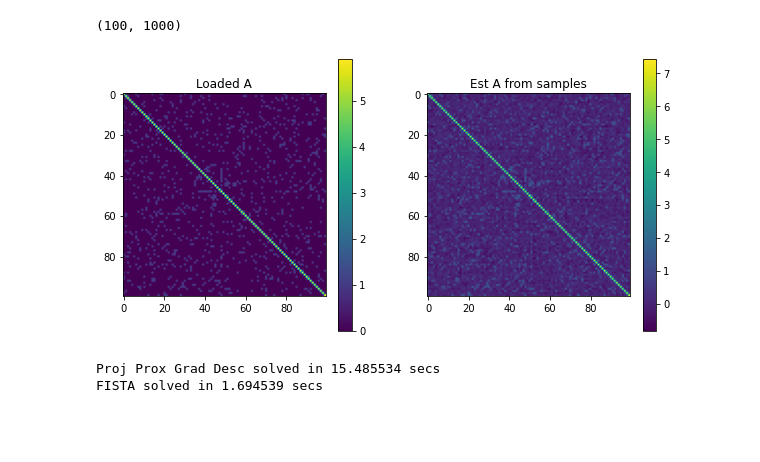
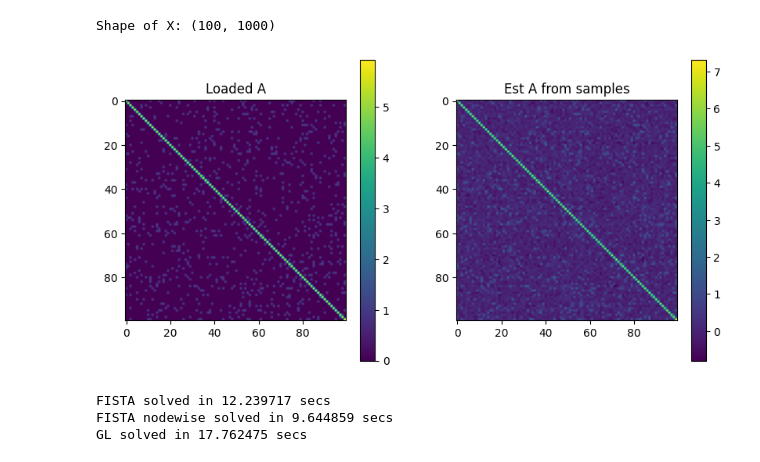
Before and after one commit to andreibuciulea/fair_GL, a Jupyter notebook: example_fast_algs.ipynb, the cells around one changed output. Saved outputs shown, nothing was run; the diff lists cells and outputs as text; code cells hidden in the pictures; blank space fills up the shorter version.

```diff
--- a/example_fast_algs.ipynb
+++ b/example_fast_algs.ipynb
@@ -28,64 +26,74 @@ def norm_fro_err(A_hat, A_true):
 N = 100
 p = .1
 M = 1000
 
 # Create Graph
 graph = nx.erdos_renyi_graph(N, p, directed=False)
 A = nx.to_numpy_array(graph)
 
 # Precision matrix as loaded adjacency
 max_eigenval = np.abs(la.eigvalsh(A)[0])
-A_loaded = (max_eigenval + .01) * np.eye(N) + A
+# A_loaded = (max_eigenval + .01) * np.eye(N) + A
+A_loaded = (max_eigenval + .05) * np.eye(N) + A
 assert np.all(la.eigvalsh(A_loaded) >= 0), 'Precision is not a PSD matrix'
 
 # Create GMRF signals
 mean = np.zeros(N)
 Cov = la.inv(A_loaded)
 X = np.random.multivariate_normal(mean, Cov, size=M).T
 Cov_hat = X @ X.T / M
 
 # Create 2 sensitive groups
-B = np.ones((2, N))
-B[0,0:50] = 1/50
-B[0,50:] = -1/50
-B[1,50:100] = 1/50
-B[1,0:50] = -1/50
-
+Z = np.zeros((2,N))
+Z[0, 0:int(N/2)] = 1
+Z[1, int(N/2):] = 1
 
 # Plot data
 fig, axes = plt.subplots(1, 2, figsize=(10, 5))
 im1 = axes[0].imshow(A_loaded)
 axes[0].set_title('Loaded A')
 fig.colorbar(im1, ax=axes[0])
 im2 = axes[1].imshow(la.inv(Cov_hat))
 axes[1].set_title('Est A from samples')
 fig.colorbar(im2, ax=axes[1])
 
-print(X.shape)
+print('Shape of X:', X.shape)
 # %% [output]
-(100, 1000)
+Shape of X: (100, 1000)
-[figure, old version]
+[figure, new version]
-# %%
-stepsize = .02
-epsilon = .5
-lamb = np.log(N)/M * 10/5 #.01
-beta = .1
-
-# #####   Projected Proximal GD estimate   #####
-t_i = time.time()
-A_ppgd, errs_A_ppgd = opt.node_FGL_ppgd(Cov_hat, lamb, stepsize, beta, B, epsilon=epsilon,
-                                        iters=10000, A_true=A_loaded)
-t_solved = time.time() - t_i
-print(f'Proj Prox Grad Desc solved in {t_solved:3f} secs')
-
-#####   FISTA estimate   #####
-t_i = time.time()
-A_fista, errs_A_fista = opt.node_FGL_fista(Cov_hat, lamb, stepsize, beta, B, epsilon=epsilon,
-                                           iters=1000, A_true=A_loaded)
-t_solved = time.time() - t_i
-print(f'FISTA solved in {t_solved:3f} secs')
-# %% [output]
-Proj Prox Grad Desc solved in 15.485534 secs
-FISTA solved in 1.694539 secs
+# %%
+stepsize = .02
+epsilon = .5
+mu1 = np.log(N)/M * 10/5 #.01
+mu2 = .1
+
+
+#####   DP - FISTA estimate   #####
+bias_type = 'dp'
+t_i = time.time()
+A_fista, errs_A_fista = opt.node_FGL_fista(Cov_hat, mu1, stepsize, mu2, Z, bias_type, epsilon=epsilon,
+                                           iters=1000, A_true=A_loaded, prec_type='non-negative',
+                                           EARLY_STOP=True)
+t_solved = time.time() - t_i
+print(f'FISTA solved in {t_solved:3f} secs')
+
+#####   Nodewise - FISTA estimate   #####
+bias_type = 'nodewise'
+t_i = time.time()
+A_fista_n, errs_A_fista_n = opt.node_FGL_fista(Cov_hat, mu1, stepsize, mu2, Z, bias_type, epsilon=epsilon,
+                                           iters=1000, A_true=A_loaded, prec_type='non-negative', precomputed=True,
+                                           EARLY_STOP=True)
+t_solved = time.time() - t_i
+print(f'FISTA nodewise solved in {t_solved:3f} secs')
+
+#####   Graphical Lasso estimate   #####
+t_i = time.time()
+_, A_gl = graphical_lasso(Cov_hat, alpha=mu1, max_iter=1000, tol=1e-6)
+t_solved = time.time() - t_i
+print(f'GL solved in {t_solved:3f} secs')
+# %% [output]
+FISTA solved in 12.239717 secs
+FISTA nodewise solved in 9.644859 secs
+GL solved in 17.762475 secs
 # %%
 err_naive = norm_fro_err(la.inv(Cov_hat), A_loaded) **2
```
Also changed, not shown: parts of 2 cells of this notebook, 2 other files.
